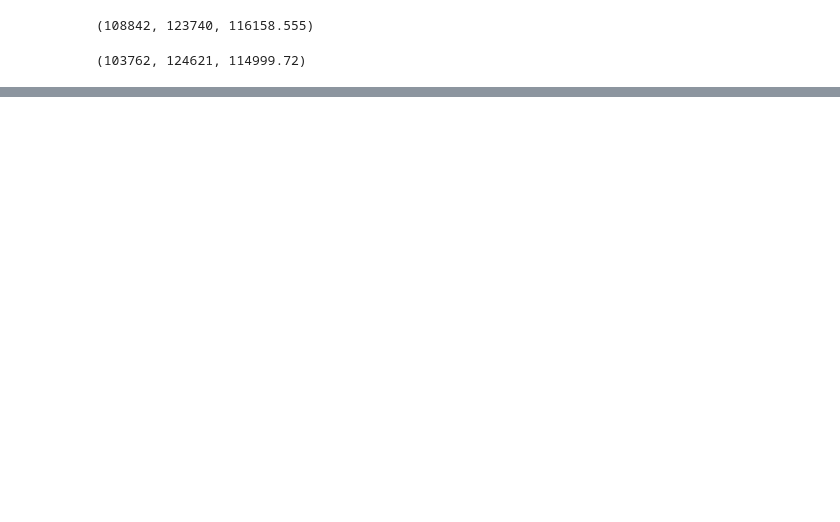
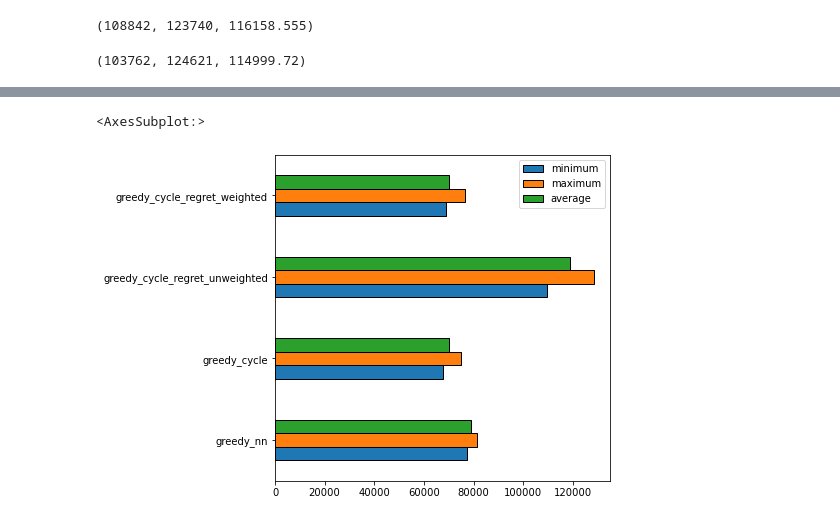
Before and after one commit to HubertRadom/EvolutionaryComputation, a Jupyter notebook: lab2/lab2.ipynb, the cells around one changed output, grey strips where cells are left out. Saved outputs shown, nothing was run; the diff lists cells and outputs as text; code cells hidden in the pictures; blank space fills up the shorter version.

```diff
--- a/lab2/lab2.ipynb
+++ b/lab2/lab2.ipynb
@@ -219,0 +266,5 @@ test_solution(tsp_regret, cost_matrix_B, k=4)
+# %%
+pd.DataFrame(results_b, index=['minimum', 'maximum', 'average']).T.plot(kind='barh', edgecolor='k', figsize=(6, 6))
+# %% [output]
+<AxesSubplot:>
+[figure, added]
```
Also changed, not shown: parts of 24 cells of this notebook, 2 other files.
